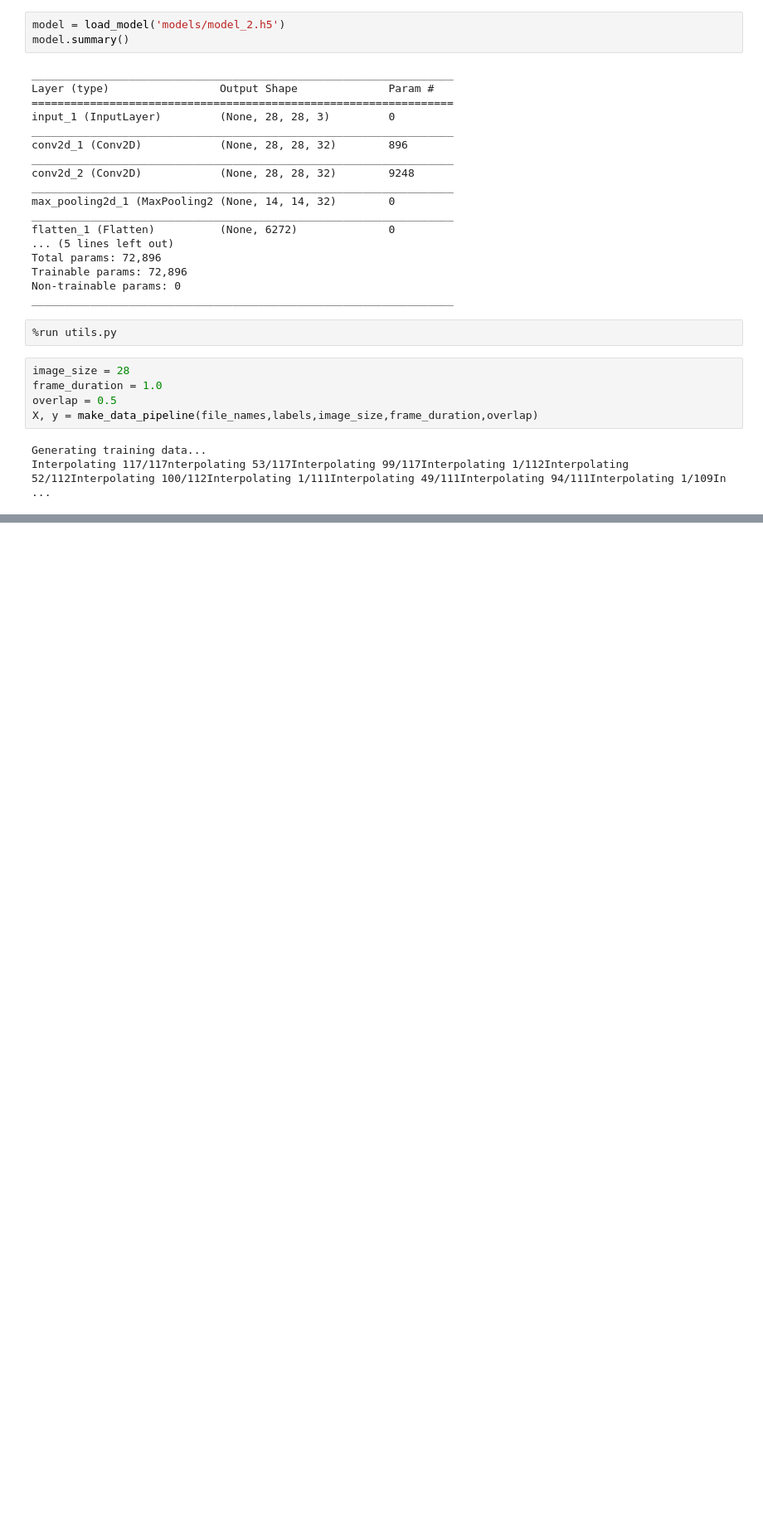
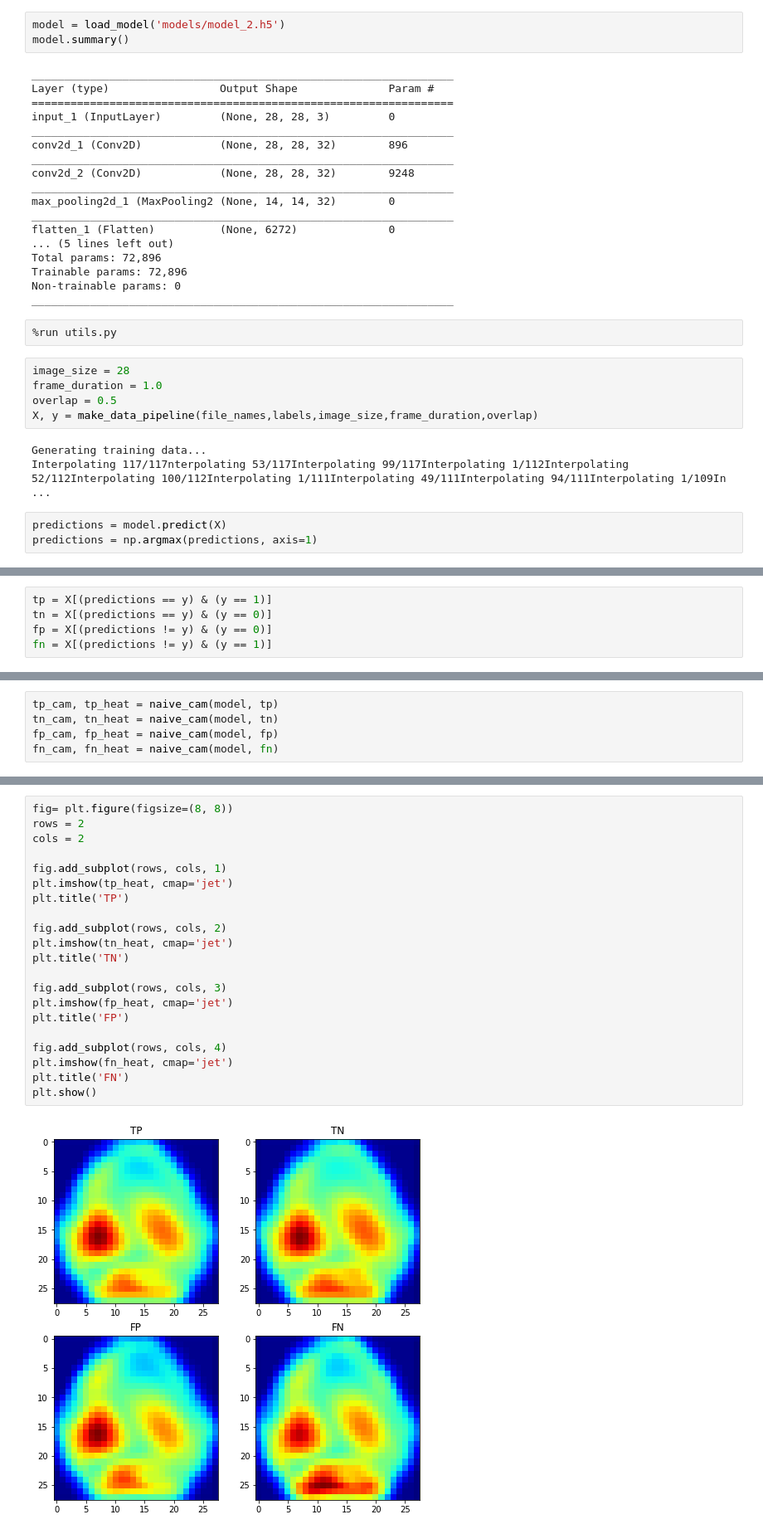
Before and after one commit to pdpino/EEG-Classification, a Jupyter notebook: CAM Data Preprocessing.ipynb, the cells around one changed output, grey strips where cells are left out. Shown: that part at 83% size. Saved outputs shown, nothing was run; the diff lists cells and outputs as text; blank space fills up the shorter version.

```diff
--- a/CAM Data Preprocessing.ipynb
+++ b/CAM Data Preprocessing.ipynb
@@ -55,3 +59,6 @@ X, y = make_data_pipeline(file_names,labels,image_size,frame_duration,overlap)
 # %% [output]
 Generating training data...
 Interpolating 117/117nterpolating 53/117Interpolating 99/117Interpolating 1/112Interpolating 52/112Interpolating 100/112Interpolating 1/111Interpolating 49/111Interpolating 94/111Interpolating 1/109In ...
+# %%
+predictions = model.predict(X)
+predictions = np.argmax(predictions, axis=1)
@@ -57,0 +69,5 @@ Interpolating 117/117nterpolating 53/117Interpolating 99/117Interpolating 1/112I
+# %%
+tp = X[(predictions == y) & (y == 1)]
+tn = X[(predictions == y) & (y == 0)]
+fp = X[(predictions != y) & (y == 0)]
+fn = X[(predictions != y) & (y == 1)]
@@ -57,0 +126,5 @@ Interpolating 117/117nterpolating 53/117Interpolating 99/117Interpolating 1/112I
+# %%
+tp_cam, tp_heat = naive_cam(model, tp)
+tn_cam, tn_heat = naive_cam(model, tn)
+fp_cam, fp_heat = naive_cam(model, fp)
+fn_cam, fn_heat = naive_cam(model, fn)
@@ -57,0 +151,23 @@ Interpolating 117/117nterpolating 53/117Interpolating 99/117Interpolating 1/112I
+# %%
+fig= plt.figure(figsize=(8, 8))
+rows = 2
+cols = 2
+
+fig.add_subplot(rows, cols, 1)
+plt.imshow(tp_heat, cmap='jet')
+plt.title('TP')
+
+fig.add_subplot(rows, cols, 2)
+plt.imshow(tn_heat, cmap='jet')
+plt.title('TN')
+
+fig.add_subplot(rows, cols, 3)
+plt.imshow(fp_heat, cmap='jet')
+plt.title('FP')
+
+fig.add_subplot(rows, cols, 4)
+plt.imshow(fn_heat, cmap='jet')
+plt.title('FN')
+plt.show()
+# %% [output]
+[figure, added]
```
Also changed, not shown: parts of 15 cells of this notebook, 1 other file.
